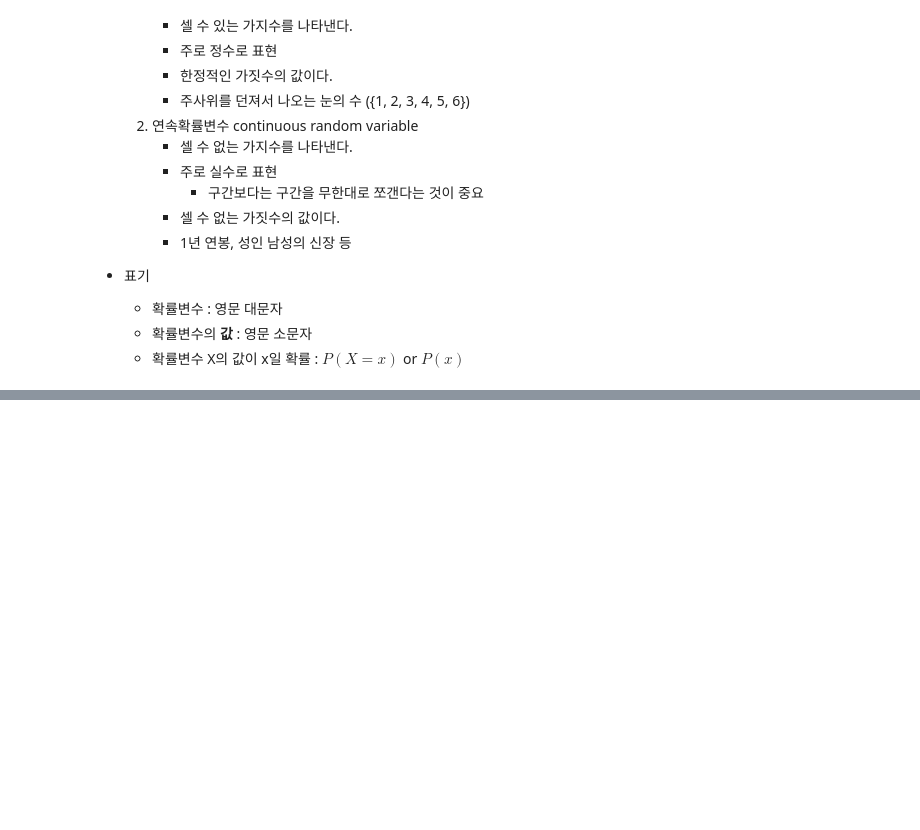
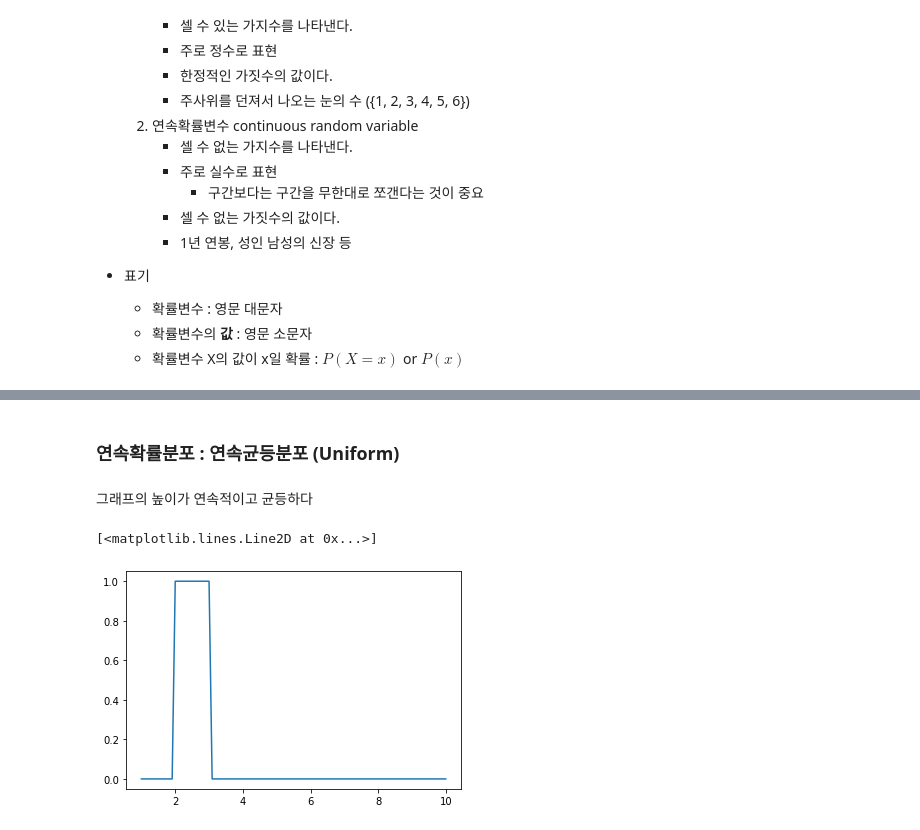
Before and after one commit to 4923/GwangjuAI2, a Jupyter notebook: 02_Rotation/BigData/stat/03_random_variable.ipynb, the cells around one changed output, grey strips where cells are left out. Cells and saved outputs as stored; diff of their text form; code cells hidden in the pictures; blank space fills up the shorter version.

```diff
--- a/02_Rotation/BigData/stat/03_random_variable.ipynb
+++ b/02_Rotation/BigData/stat/03_random_variable.ipynb
@@ -45,0 +133,14 @@ continuous random variable / probability density
+# %% [markdown]
+### 연속확률분포 : 연속균등분포 (Uniform)
+# %% [markdown]
+그래프의 높이가 연속적이고 균등하다
+# %%
+x = np.linspace(1, 10, 100)
+uni = sp.stats.uniform(loc=2, scale=1)
+pdf = uni.pdf(x)
+plt.plot(x, pdf)
+
+# pdf : probability density function, 확률 밀도함수
+# %% [output]
+[<matplotlib.lines.Line2D at 0x...>]
+[figure, added]
```
Also changed, not shown: parts of 21 cells of this notebook, 1 other file.
